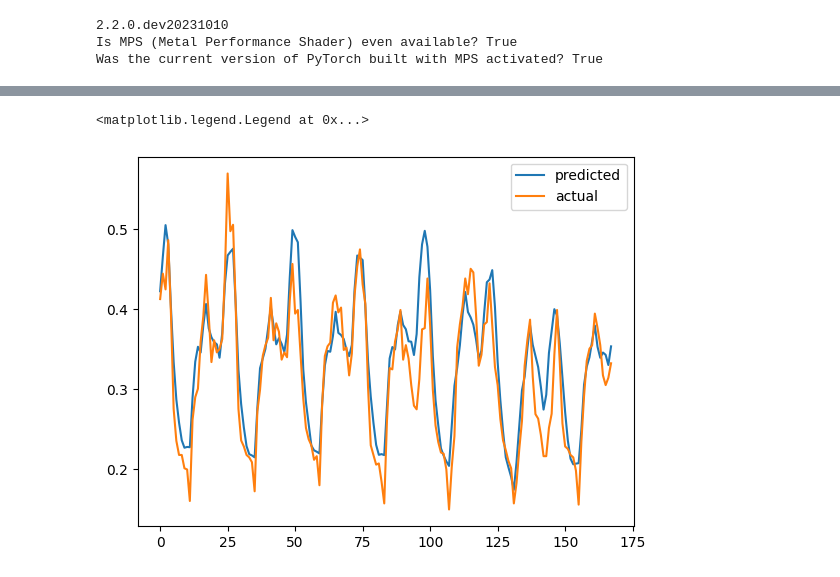
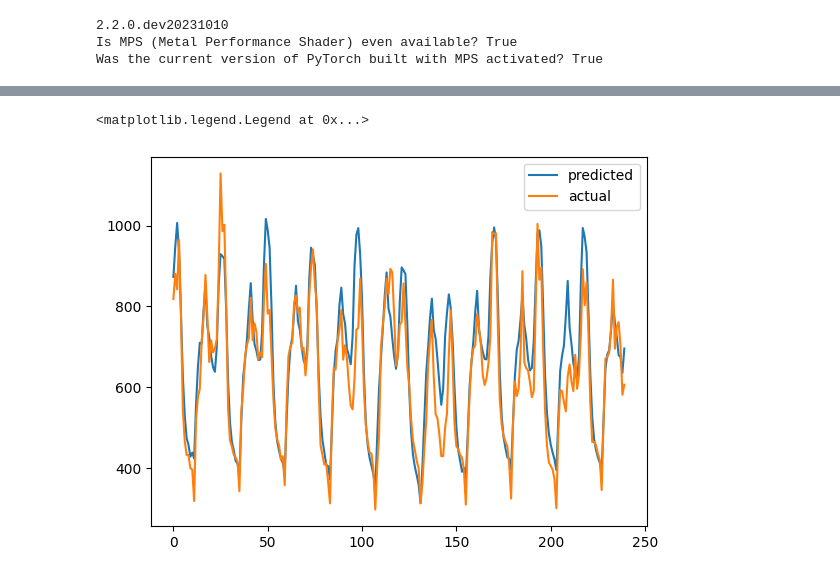
Before and after one commit to nicorbtt/neuralForecasters, a Jupyter notebook: LSTNet.ipynb, the cells around one changed output, grey strips where cells are left out. Cells and saved outputs as stored; diff of their text form; code cells hidden in the pictures.

Commit message:
LSTNet improvements

```diff
--- a/LSTNet.ipynb
+++ b/LSTNet.ipynb
@@ -75,11 +78,7 @@ class Data(Dataset):
     def __len__(self):
         return self.len
 
-train_idx = range(window+horizon-1, int(train_ratio * n))
-valid_idx = range(int(train_ratio * n), int((train_ratio + valid_ratio) * n))
-test_idx = range(int((train_ratio + valid_ratio) * n), n)
-
-def lag(idx):
+def lag(idx, train=True):
     l = len(idx)
     X = torch.zeros((l, window, m))
     Y = torch.zeros((l,m))
@@ -87,12 +86,18 @@ def lag(idx):
     for i in range(l):
         end = idx[i] - horizon + 1
         start = end - window
-        X[i,:,:] = torch.from_numpy(data[start:end, :])
-        Y[i,:] = torch.from_numpy(data[idx[i], :])
+        X[i,:,:] = torch.from_numpy(data_raw[start:end, :]) / scale
+        Y[i,:] = torch.from_numpy(data_raw[idx[i], :])
+        if (train): Y[i,:] /= scale
 
     return Data(X,Y)
 
 BATCH_SIZE = 128
 train_dataloader = DataLoader(dataset=lag(idx = train_idx), batch_size=BATCH_SIZE, shuffle=True)
 valid_dataloader = DataLoader(dataset=lag(idx = valid_idx), batch_size=BATCH_SIZE)
-test_dataloader  = DataLoader(dataset=lag(idx = test_idx), batch_size=1)
+test_dataloader  = DataLoader(dataset=lag(idx = test_idx,  train=False), batch_size=1)
+
+# Test the iterator
+for x, y in train_dataloader:
+    print(x.shape, y.shape, x.device, y.device)
+    break
@@ -139,7 +146,7 @@ class LSTNet(nn.Module):
 
         # 4. Dense layer
         self.union = nn.Linear(
-            in_features = self.rnn_hidden_size + np.sum(self.skip_steps)*self.skip_rnn_hidden_size,
+            in_features = self.rnn_hidden_size + int(np.sum(self.skip_steps)*self.skip_rnn_hidden_size),
             out_features = m
         )
 
@@ -204,7 +211,7 @@ model = LSTNet(
     skip_steps=[24],
     skip_rnn_hidden_size=4,
     hw=24,
-    droput=0.3
+    droput=0.2
 )#.to(mps_device)
 print(model)
 
@@ -303,6 +313,9 @@ model.load_state_dict(best_model)
 
 torch.save(model.state_dict(), "./models/LSTNet.model")
 # %%
+# Load the model
+# model.load_state_dict(torch.load("./models/LSTNet.model"))
+
 # Inference
 
 yhat = np.empty(shape=(len(test_dataloader), m))
@@ -310,16 +323,16 @@ actual = np.empty(shape=(len(test_dataloader), m))
 model.eval()
 with torch.no_grad():
     for i, (x, y) in tqdm(enumerate(test_dataloader), total=len(test_dataloader)):
-        yhat[i,:] = model(x).numpy().reshape(-1)
+        yhat[i,:] = model(x).numpy().reshape(-1) * scale
         actual[i,:] = y.numpy().reshape(-1)
 # %%
 # Forecast plot
 
 S = 5
 
-plt.plot(yhat[:24*7,S], label="predicted")
-plt.plot(actual[:24*7,S], label="actual")
+plt.plot(yhat[:24*10,S], label="predicted")
+plt.plot(actual[:24*10,S], label="actual")
 plt.legend()
 # %% [output]
 <matplotlib.legend.Legend at 0x...>
-[figure, old version]
+[figure, new version]
```
Also changed, not shown: parts of 7 cells of this notebook.
